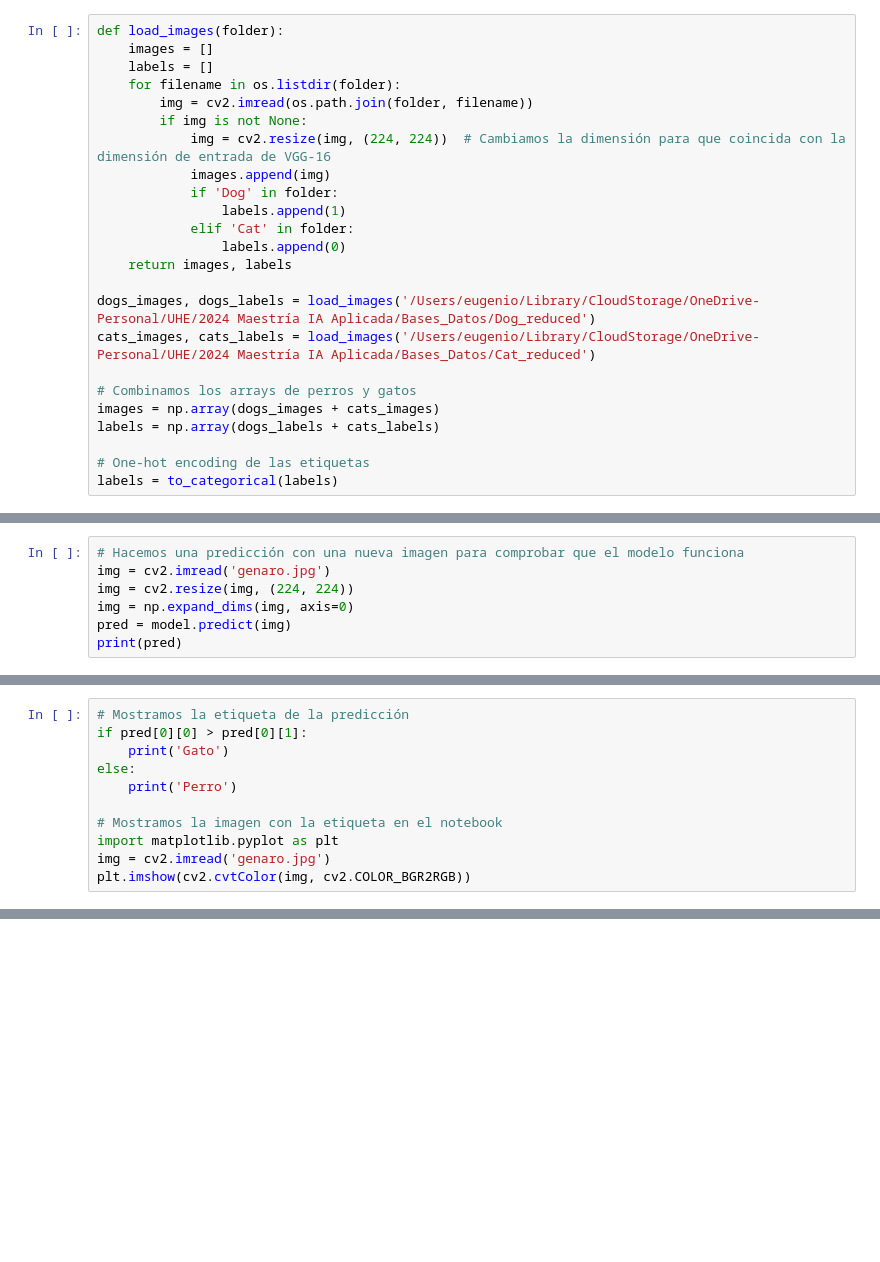
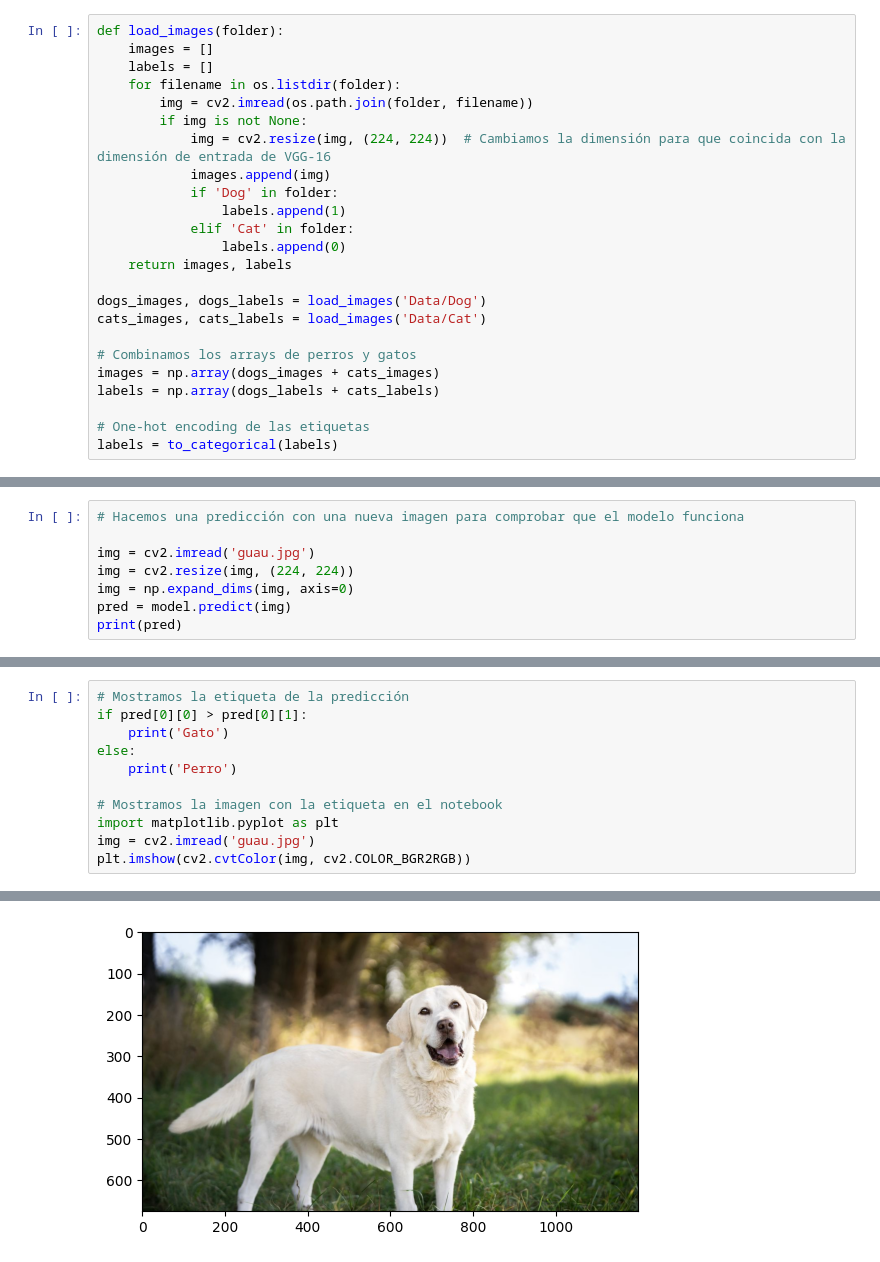
Before and after one commit to walmache/MaestriaIA-UHE, a Jupyter notebook: clasificacionImagenes/clasificacionImagenes.ipynb, the cells around one changed output, grey strips where cells are left out. Drawn from its saved outputs; the diff is of its cells as text; blank space fills up the shorter version.

Commit message:
ejecucion clasificacion imagenes

```diff
--- a/clasificacionImagenes/clasificacionImagenes.ipynb
+++ b/clasificacionImagenes/clasificacionImagenes.ipynb
@@ -53,8 +47,8 @@ def load_images(folder):
                 labels.append(0)
     return images, labels
 
-dogs_images, dogs_labels = load_images('/Users/eugenio/Library/CloudStorage/OneDrive-Personal/UHE/2024 Maestría IA Aplicada/Bases_Datos/Dog_reduced')
-cats_images, cats_labels = load_images('/Users/eugenio/Library/CloudStorage/OneDrive-Personal/UHE/2024 Maestría IA Aplicada/Bases_Datos/Cat_reduced')
+dogs_images, dogs_labels = load_images('Data/Dog')
+cats_images, cats_labels = load_images('Data/Cat')
 
 # Combinamos los arrays de perros y gatos
 images = np.array(dogs_images + cats_images)
@@ -100,6 +104,7 @@ NameError: name 'X_train' is not defined
 # %%
 # Hacemos una predicción con una nueva imagen para comprobar que el modelo funciona
-img = cv2.imread('genaro.jpg')
+
+img = cv2.imread('guau.jpg')
 img = cv2.resize(img, (224, 224))
 img = np.expand_dims(img, axis=0)
 pred = model.predict(img)
@@ -116,5 +121,6 @@ else:
 
 # Mostramos la imagen con la etiqueta en el notebook
 import matplotlib.pyplot as plt
-img = cv2.imread('genaro.jpg')
+img = cv2.imread('guau.jpg')
 plt.imshow(cv2.cvtColor(img, cv2.COLOR_BGR2RGB))
+# %% [output]
@@ -120,0 +129 @@ plt.imshow(cv2.cvtColor(img, cv2.COLOR_BGR2RGB))
+[figure, added]
```
Also changed, not shown: parts of 7 cells of this notebook.
